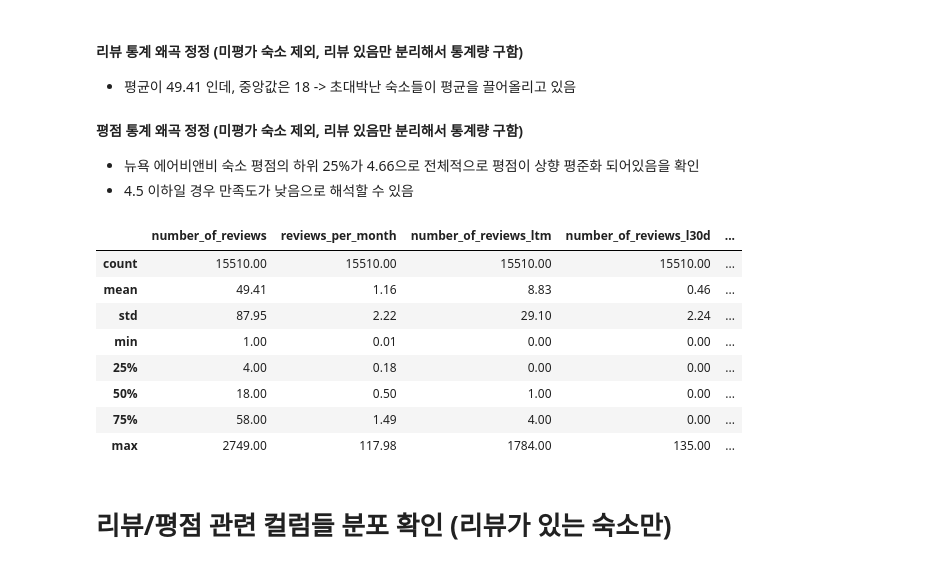
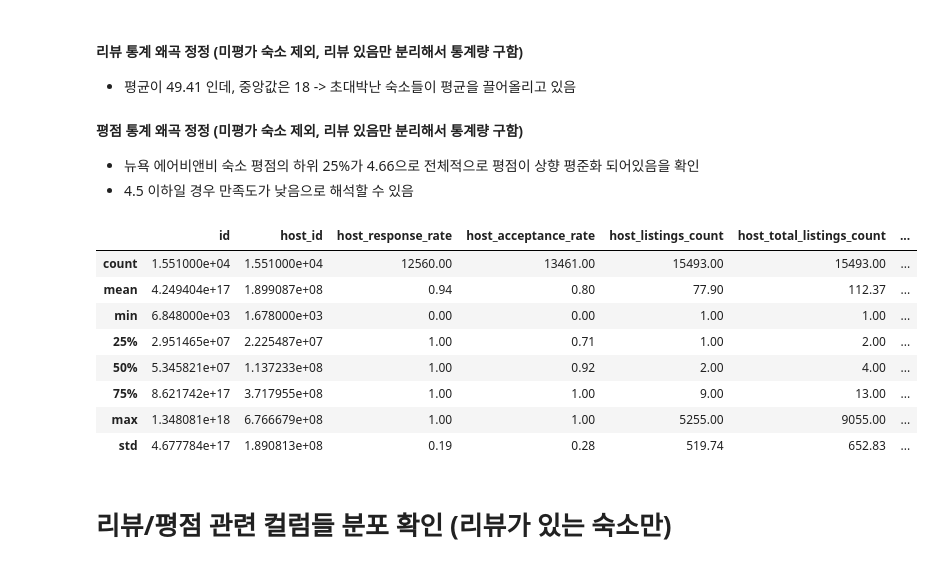
Before and after one commit to sybeom528/airbnb_price_prediction, a Jupyter notebook: notebooks/pjh_review_eda.ipynb, the cells around one changed output. Saved outputs shown, nothing was run; the diff lists cells and outputs as text; code cells hidden in the pictures.

```diff
--- a/notebooks/pjh_review_eda.ipynb
+++ b/notebooks/pjh_review_eda.ipynb
@@ -68,0 +92,7 @@ df_reviews = pd.read_csv("data/df_reviews_cleaned.csv")
+# %%
+# 날짜 컬럼 변환
+df_cleaned["first_review"] = pd.to_datetime(df_cleaned["first_review"])
+df_cleaned["last_review"] = pd.to_datetime(df_cleaned["last_review"])
+
+# 파생변수: 마지막 리뷰로부터 며칠이 지났는지
+df_cleaned["days_since_last_review"] = (pd.to_datetime("today") - df_cleaned["last_review"]).dt.days
@@ -68,0 +111,10 @@ df_reviews = pd.read_csv("data/df_reviews_cleaned.csv")
+# %%
+# 리뷰가 하나라도 있는 숙소 (평가됨)
+has_reviews = df_cleaned[df_cleaned["number_of_reviews"] > 0].copy()
+
+# 리뷰가 아예 없는 숙소 (미평가)
+no_reviews = df_cleaned[df_cleaned["number_of_reviews"] == 0].copy()
+
+# 결과 확인
+print(f"평가된 숙소: {len(has_reviews)}개")
+print(f"미평가 숙소: {len(no_reviews)}개")
@@ -139,17 +212,17 @@ print(f"전체 숙소 중 리뷰가 없는(0) 숙소의 비율: {ratio:.2f}%\n")
 - 4.5 이하일 경우 만족도가 낮음으로 해석할 수 있음
 # %%
 # 리뷰 있는 숙소 일때 리뷰, 평점 통계량
-display(df_with_reviews.describe().round(2))
+display(has_reviews.describe().round(2))
 # %% [output]
-|  | number_of_reviews | reviews_per_month | number_of_reviews_ltm | number_of_reviews_l30d | ... |
-| count | 15510.00 | 15510.00 | 15510.00 | 15510.00 | ... |
-| mean | 49.41 | 1.16 | 8.83 | 0.46 | ... |
-| std | 87.95 | 2.22 | 29.10 | 2.24 | ... |
-| min | 1.00 | 0.01 | 0.00 | 0.00 | ... |
-| 25% | 4.00 | 0.18 | 0.00 | 0.00 | ... |
-| 50% | 18.00 | 0.50 | 1.00 | 0.00 | ... |
-| 75% | 58.00 | 1.49 | 4.00 | 0.00 | ... |
-| max | 2749.00 | 117.98 | 1784.00 | 135.00 | ... |
+|  | id | host_id | host_response_rate | host_acceptance_rate | host_listings_count | host_total_listings_count | ... |
+| count | 1.551000e+04 | 1.551000e+04 | 12560.00 | 13461.00 | 15493.00 | 15493.00 | ... |
+| mean | 4.249404e+17 | 1.899087e+08 | 0.94 | 0.80 | 77.90 | 112.37 | ... |
+| min | 6.848000e+03 | 1.678000e+03 | 0.00 | 0.00 | 1.00 | 1.00 | ... |
+| 25% | 2.951465e+07 | 2.225487e+07 | 1.00 | 0.71 | 1.00 | 2.00 | ... |
+| 50% | 5.345821e+07 | 1.137233e+08 | 1.00 | 0.92 | 2.00 | 4.00 | ... |
+| 75% | 8.621742e+17 | 3.717955e+08 | 1.00 | 1.00 | 9.00 | 13.00 | ... |
+| max | 1.348081e+18 | 6.766679e+08 | 1.00 | 1.00 | 5255.00 | 9055.00 | ... |
+| std | 4.677784e+17 | 1.890813e+08 | 0.19 | 0.28 | 519.74 | 652.83 | ... |
 # %% [markdown]
 # 리뷰/평점 관련 컬럼들 분포 확인 (리뷰가 있는 숙소만)
 # %%
```
Also changed, not shown: parts of 73 cells of this notebook, 9 other files.
